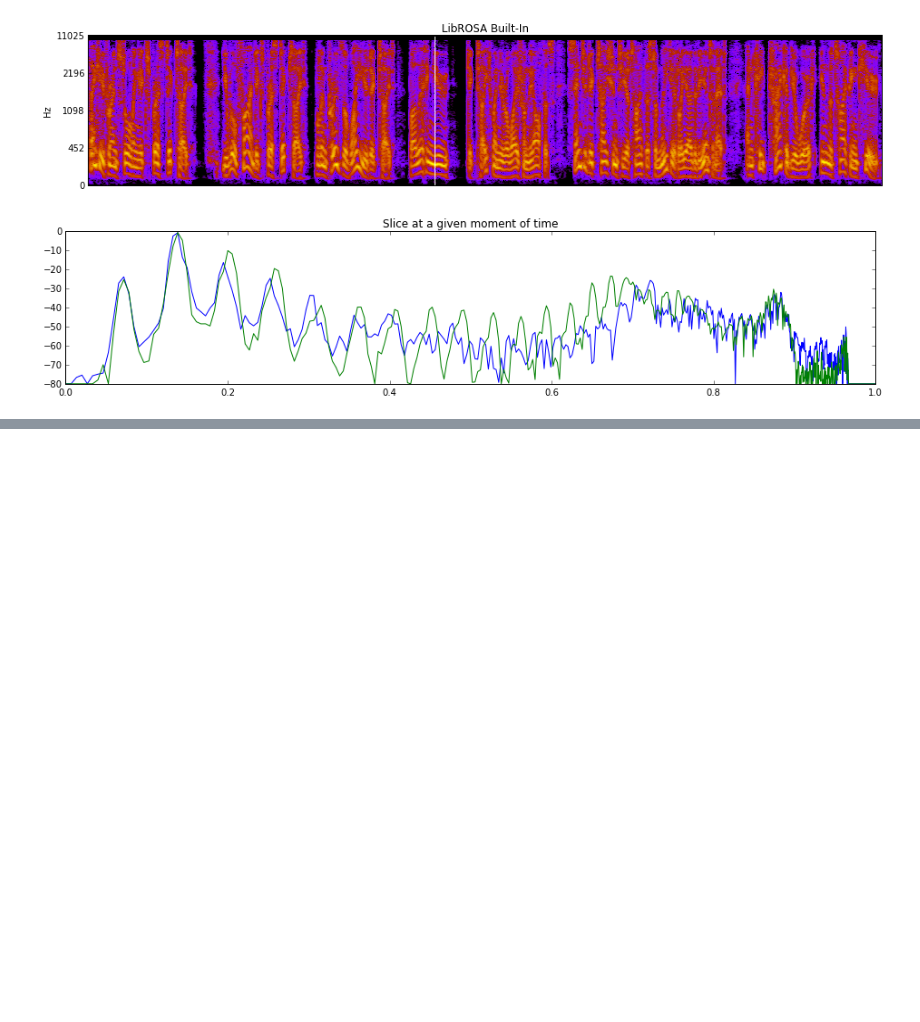
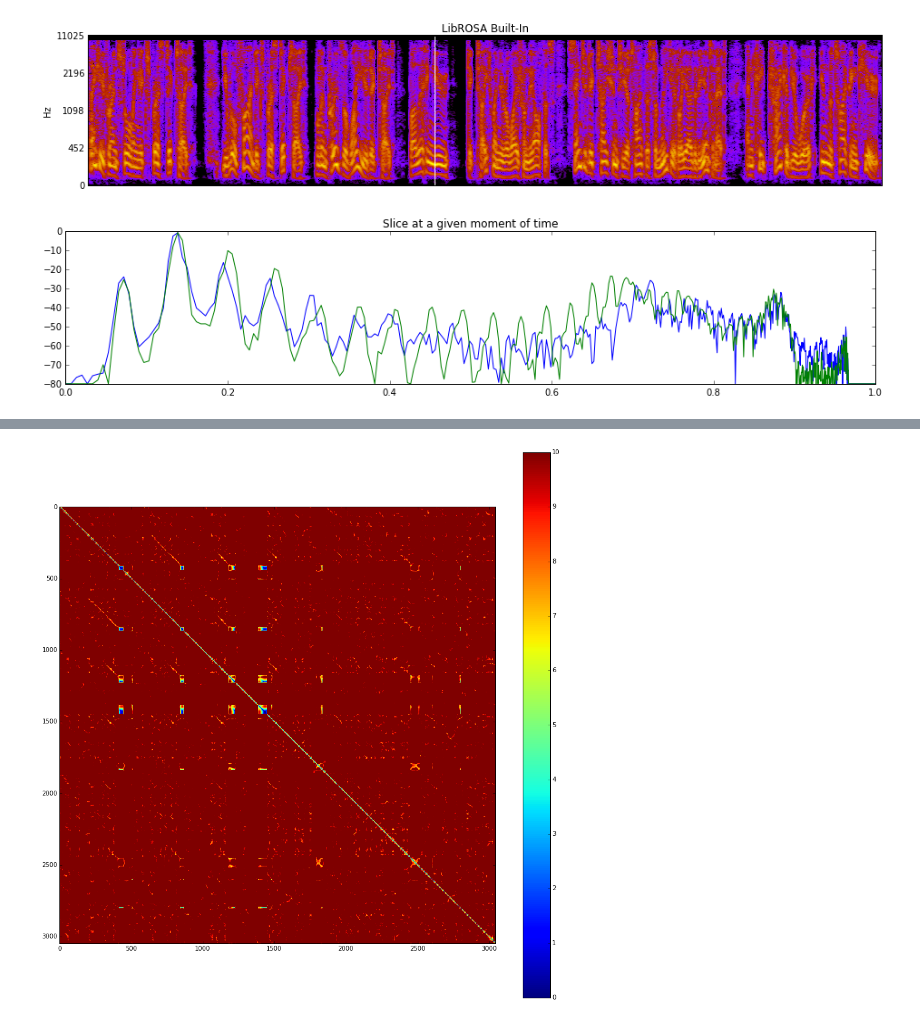
Before and after one commit to dair-targ/hesitation, a Jupyter notebook: clustering-speech.ipynb, the cells around one changed output, grey strips where cells are left out. Saved outputs shown, nothing was run; the diff lists cells and outputs as text; code cells hidden in the pictures; blank space fills up the shorter version.

```diff
--- a/clustering-speech.ipynb
+++ b/clustering-speech.ipynb
@@ -62,0 +96,9 @@ However, as we only have $F(\nu)$ known only for a finite set of frequencies $\n
+# %%
+clipped = np.clip(dd, a_min=0.0, a_max=10.0)
+
+plt.figure(figsize=(16, 16))
+img = plt.imshow(clipped)
+plt.colorbar(img)
+plt.show()
+# %% [output]
+[figure, added]
```
Also changed, not shown: parts of 5 cells of this notebook.
